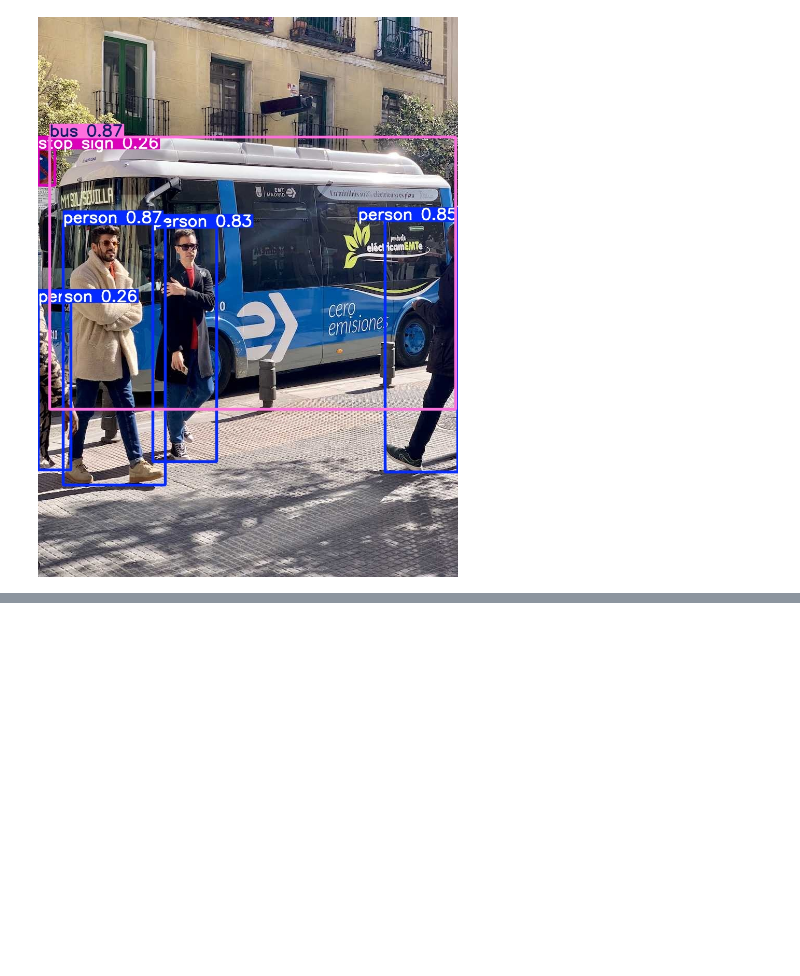
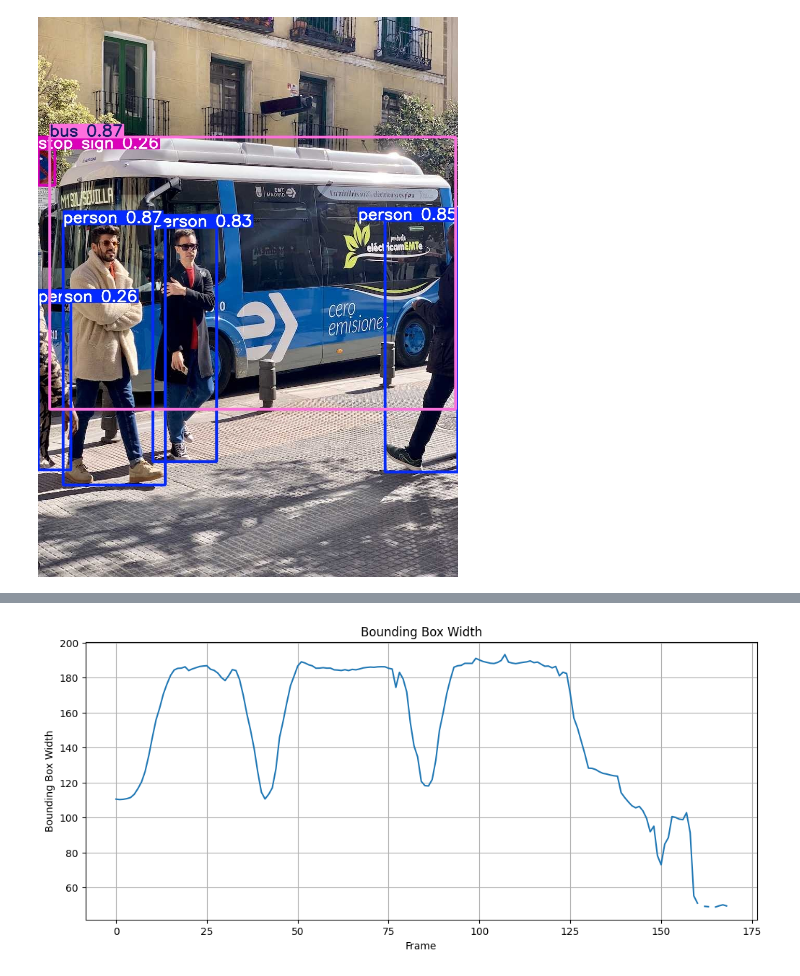
Before and after one commit to Gaurika-Sethi/Thermal-RGB-Integrated-Detection-with-Encoded-Noise-Tolerance, a Jupyter notebook: notebooks/rgb_detection_colab.ipynb, the cells around one changed output, grey strips where cells are left out. Cells and saved outputs as stored; diff of their text form; code cells hidden in the pictures; blank space fills up the shorter version.

```diff
--- a/notebooks/rgb_detection_colab.ipynb
+++ b/notebooks/rgb_detection_colab.ipynb
@@ -108,0 +234,15 @@ print(torch.cuda.memory_allocated() / 1024**2, "MB")
+# %%
+plt.figure(figsize=(12,5))
+
+plt.plot(df["frame"], df["width"])
+
+plt.xlabel("Frame")
+plt.ylabel("Bounding Box Width")
+
+plt.title("Bounding Box Width")
+
+plt.grid(True)
+
+plt.show()
+# %% [output]
+[figure, added]
```
Also changed, not shown: parts of 9 cells of this notebook.
